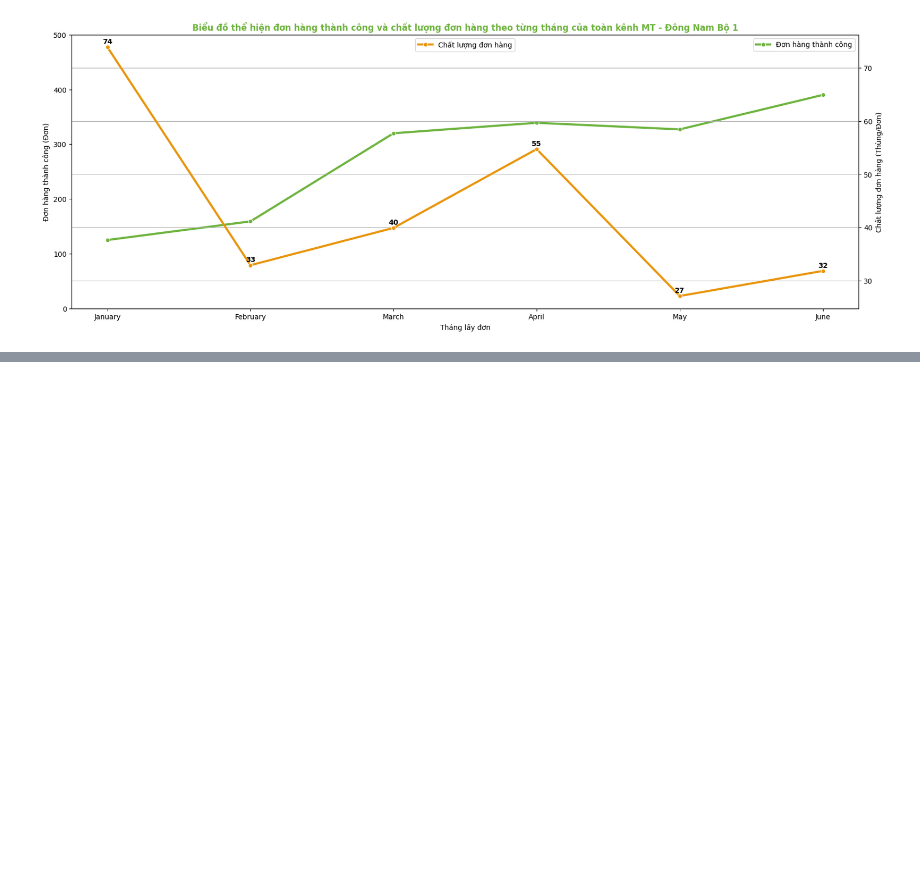
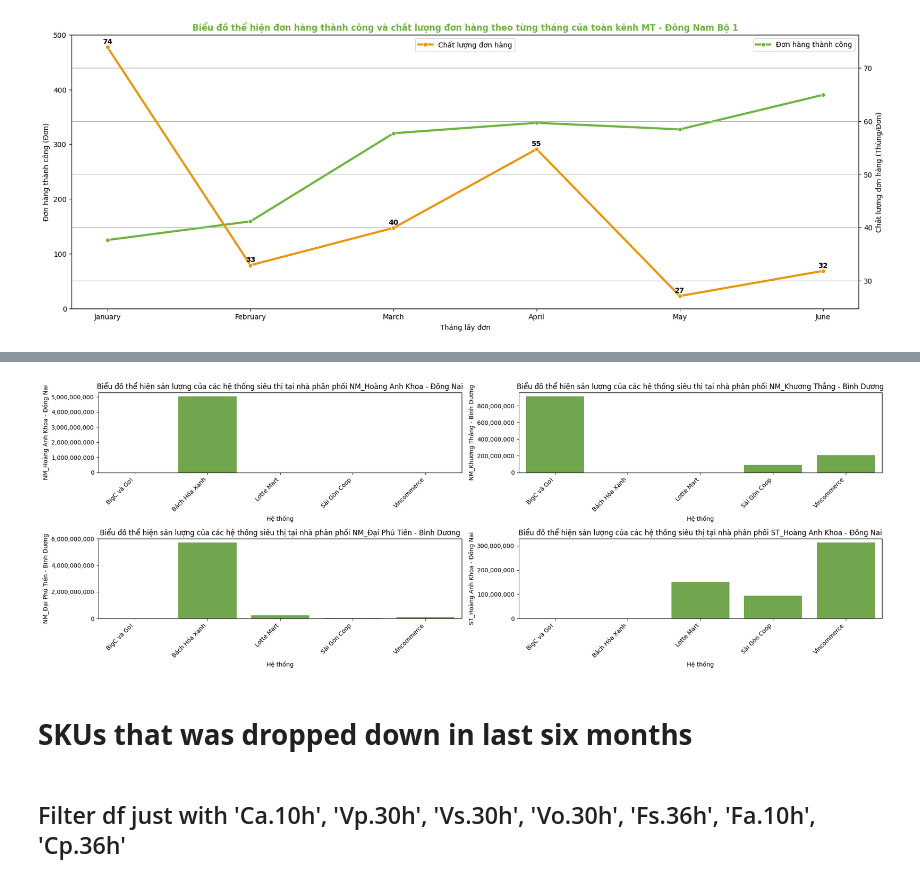
Before and after one commit to le0na123/Sales-in-first-six-year-of-soyamilk-company, a Jupyter notebook: first_six_months.ipynb, the cells around one changed output, grey strips where cells are left out. Drawn from its saved outputs; the diff is of its cells as text; code cells hidden in the pictures; blank space fills up the shorter version.

```diff
--- a/first_six_months.ipynb
+++ b/first_six_months.ipynb
@@ -155,0 +171,25 @@ for t, z in zip(orders['Tháng lấy đơn'], orders['Chất lượng đơn hàn
+# %%
+systems = pd.pivot_table(df.sort_values('Tháng', ascending=True), index=['Hệ thống'], columns=['Tên NPP'], values='Thành tiền', aggfunc='sum')
+# %%
+# Tạo subplot
+fig, axs = plt.subplots(2, 2, figsize=(20, 7))
+
+# Flat list của các subplot axes
+axes = axs.flatten()
+formatter = ticker.FuncFormatter(lambda x, pos: '{:,.0f}'.format(x))
+
+# Vẽ biểu đồ thanh cho mỗi NPP
+for ax, npp in zip(axes, systems.columns):  # Bỏ qua cột 'Hệ thống'
+    sns.barplot(data=systems.sort_values('Hệ thống', ascending=True), x='Hệ thống', y=npp, ax=ax, color='#6EB43F')
+    ax.set_title(f'Biểu đồ thể hiện sản lượng của các hệ thống siêu thị tại nhà phân phối {npp}')  # Đặt tiêu đề cho từng subplot
+    ax.set_xticklabels(ax.get_xticklabels(), rotation=45, ha='right')  # Xoay nhãn trục x
+    ax.yaxis.set_major_formatter(formatter)
+
+# Điều chỉnh layout
+plt.tight_layout();
+# %% [output]
+[figure, added]
+# %% [markdown]
+# **SKUs that was dropped down in last six months**
+# %% [markdown]
+## Filter df just with 'Ca.10h', 'Vp.30h', 'Vs.30h', 'Vo.30h', 'Fs.36h', 'Fa.10h', 'Cp.36h'
```
Also changed, not shown: parts of 9 cells of this notebook, 2 other files.
